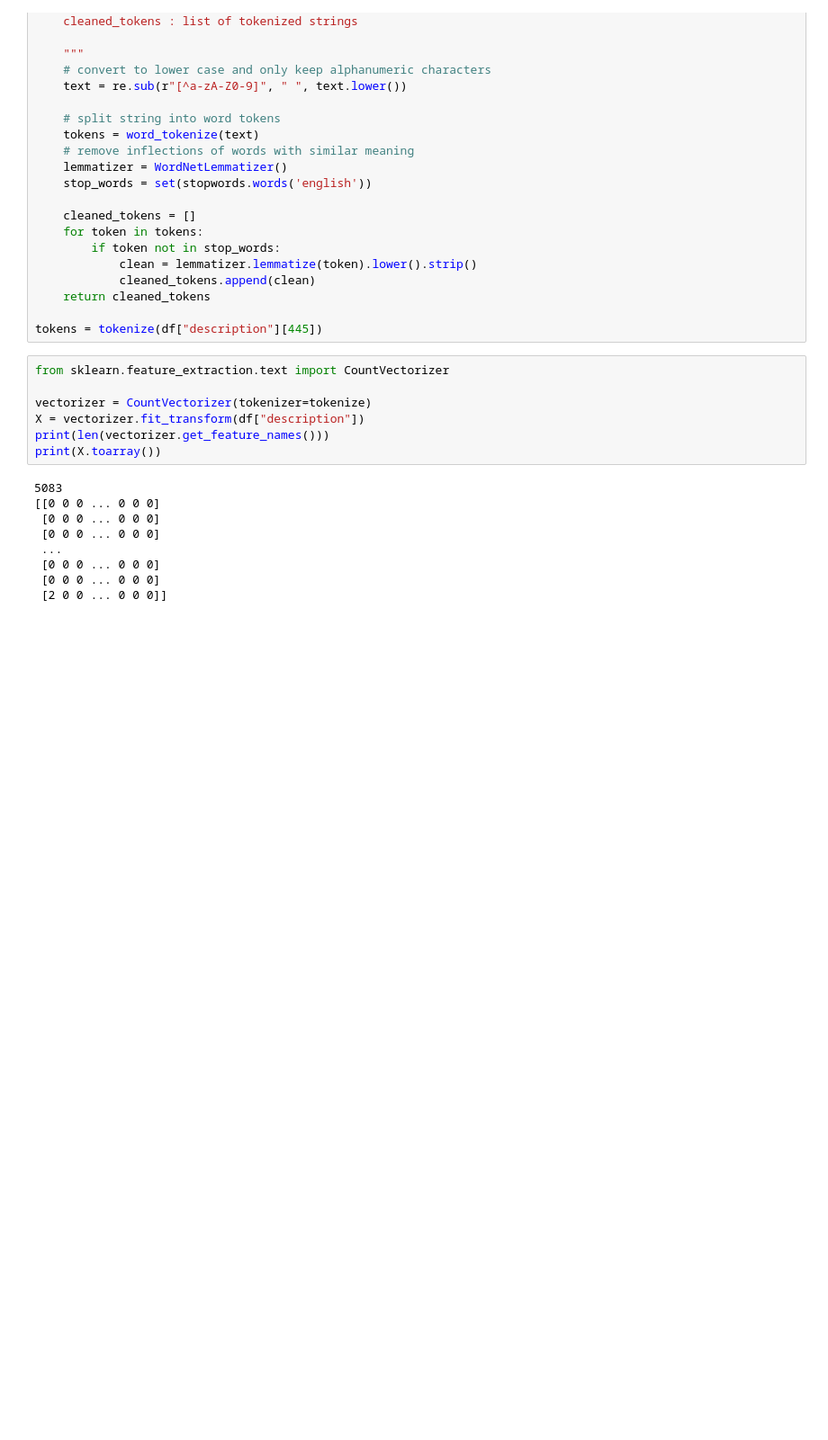
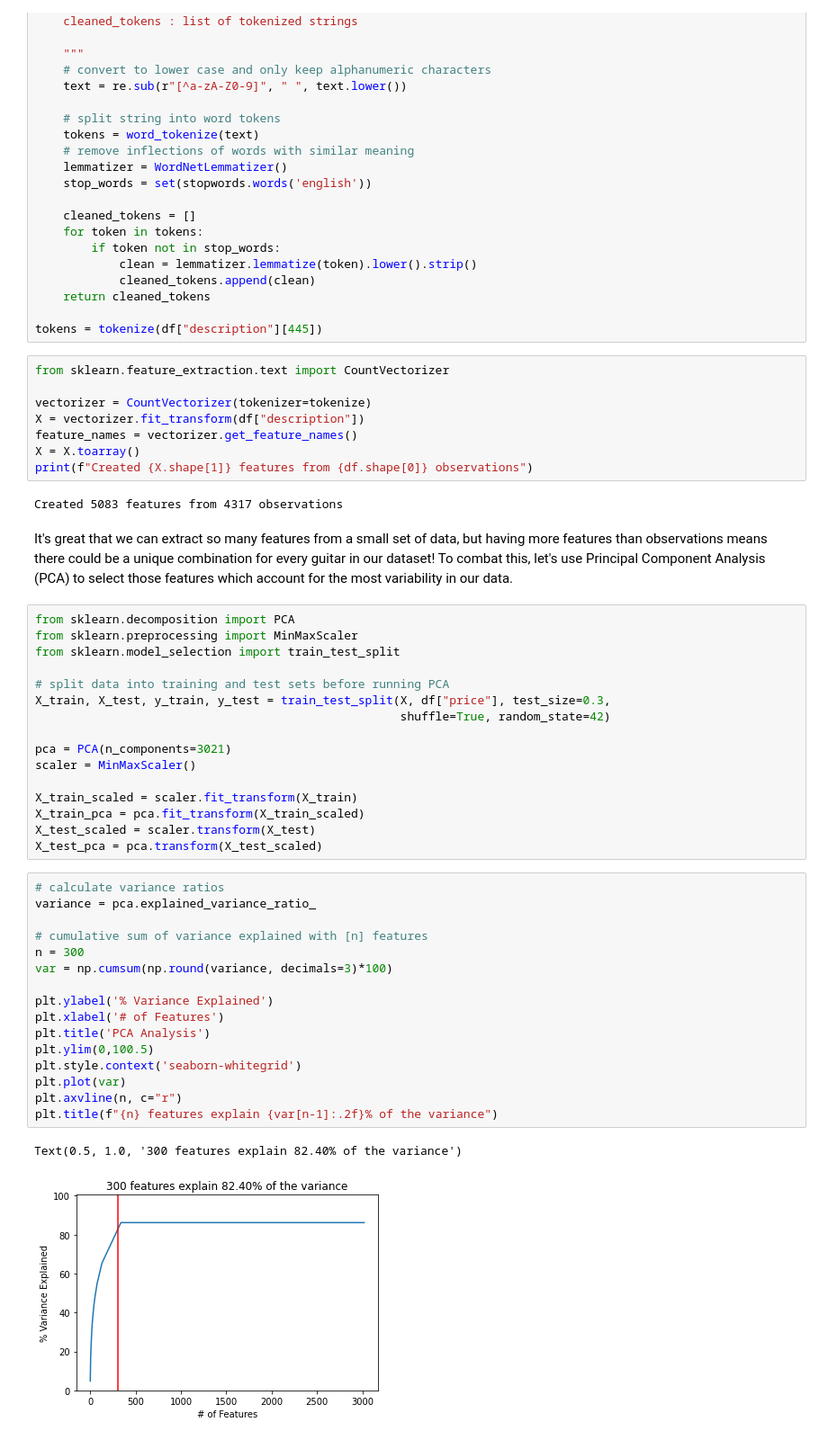
Before and after one commit to kynnemall/Guitar-Price-Prediction, a Jupyter notebook: Part 2 - Prediction from product description/Les_Paul_Product_Info_NLP.ipynb, the cells around one changed output. Shown: that part at 90% size. Drawn from its saved outputs; the diff is of its cells as text; blank space fills up the shorter version.

```diff
--- a/Part 2 - Prediction from product description/Les_Paul_Product_Info_NLP.ipynb
+++ b/Part 2 - Prediction from product description/Les_Paul_Product_Info_NLP.ipynb
@@ -89,14 +92,46 @@ from sklearn.feature_extraction.text import CountVectorizer
 
 vectorizer = CountVectorizer(tokenizer=tokenize)
 X = vectorizer.fit_transform(df["description"])
-print(len(vectorizer.get_feature_names()))
-print(X.toarray())
+feature_names = vectorizer.get_feature_names()
+X = X.toarray()
+print(f"Created {X.shape[1]} features from {df.shape[0]} observations")
 # %% [output]
-5083
-[[0 0 0 ... 0 0 0]
- [0 0 0 ... 0 0 0]
- [0 0 0 ... 0 0 0]
- ...
- [0 0 0 ... 0 0 0]
- [0 0 0 ... 0 0 0]
- [2 0 0 ... 0 0 0]]
+Created 5083 features from 4317 observations
+# %% [markdown]
+It's great that we can extract so many features from a small set of data, but having more features than observations means there could be a unique combination for every guitar in our dataset!
+To combat this, let's use Principal Component Analysis (PCA) to select those features which account for the most variability in our data.
+# %%
+from sklearn.decomposition import PCA
+from sklearn.preprocessing import MinMaxScaler
+from sklearn.model_selection import train_test_split
+
+# split data into training and test sets before running PCA
+X_train, X_test, y_train, y_test = train_test_split(X, df["price"], test_size=0.3,
+                                                    shuffle=True, random_state=42)
+
+pca = PCA(n_components=3021)
+scaler = MinMaxScaler()
+
+X_train_scaled = scaler.fit_transform(X_train)
+X_train_pca = pca.fit_transform(X_train_scaled)
+X_test_scaled = scaler.transform(X_test)
+X_test_pca = pca.transform(X_test_scaled)
+# %%
+# calculate variance ratios
+variance = pca.explained_variance_ratio_
+
+# cumulative sum of variance explained with [n] features
+n = 300
+var = np.cumsum(np.round(variance, decimals=3)*100)
+
+plt.ylabel('% Variance Explained')
+plt.xlabel('# of Features')
+plt.title('PCA Analysis')
+plt.ylim(0,100.5)
+plt.style.context('seaborn-whitegrid')
+plt.plot(var)
+plt.axvline(n, c="r")
+plt.title(f"{n} features explain {var[n-1]:.2f}% of the variance")
+# %% [output]
+Text(0.5, 1.0, '300 features explain 82.40% of the variance')
+[figure, added]
```
Also changed, not shown: parts of 8 cells of this notebook, 1 other file.
